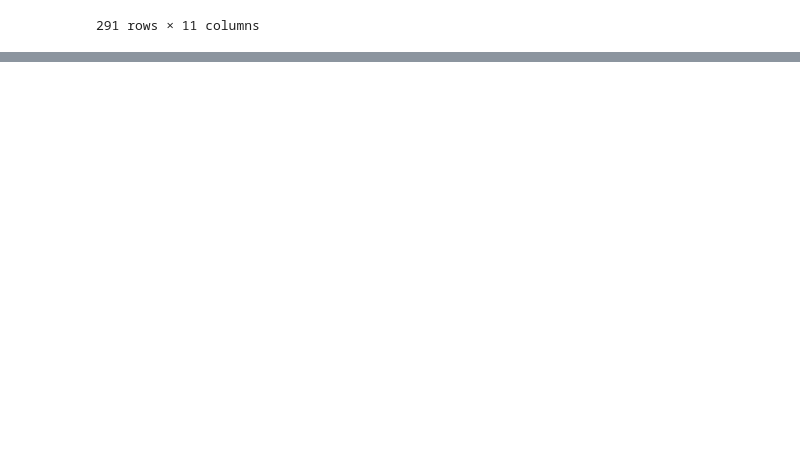
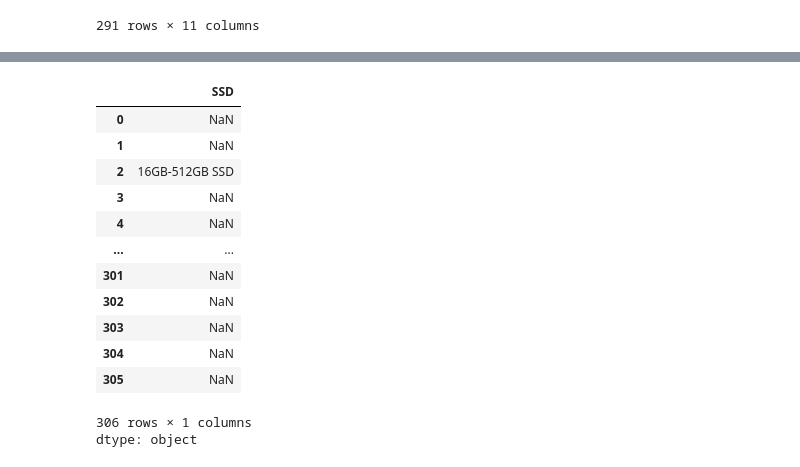
Before and after one commit to DeoreAnant/3_Month_DataScience_InternShip_program, a Jupyter notebook: Mon_09_02_2026_PandasLib.ipynb, the cells around one changed output, grey strips where cells are left out. Saved outputs shown, nothing was run; the diff lists cells and outputs as text; code cells hidden in the pictures; blank space fills up the shorter version.

```diff
--- a/Mon_09_02_2026_PandasLib.ipynb
+++ b/Mon_09_02_2026_PandasLib.ipynb
@@ -141,0 +178,17 @@ df[df["Actual Price"]>3]
+# %%
+df.SSD
+# %% [output]
+|  | SSD |
+| 0 | NaN |
+| 1 | NaN |
+| 2 | 16GB-512GB SSD |
+| 3 | NaN |
+| 4 | NaN |
+| ... | ... |
+| 301 | NaN |
+| 302 | NaN |
+| 303 | NaN |
+| 304 | NaN |
+| 305 | NaN |
+306 rows × 1 columns
+dtype: object
```
Also changed, not shown: parts of 2 cells of this notebook.
